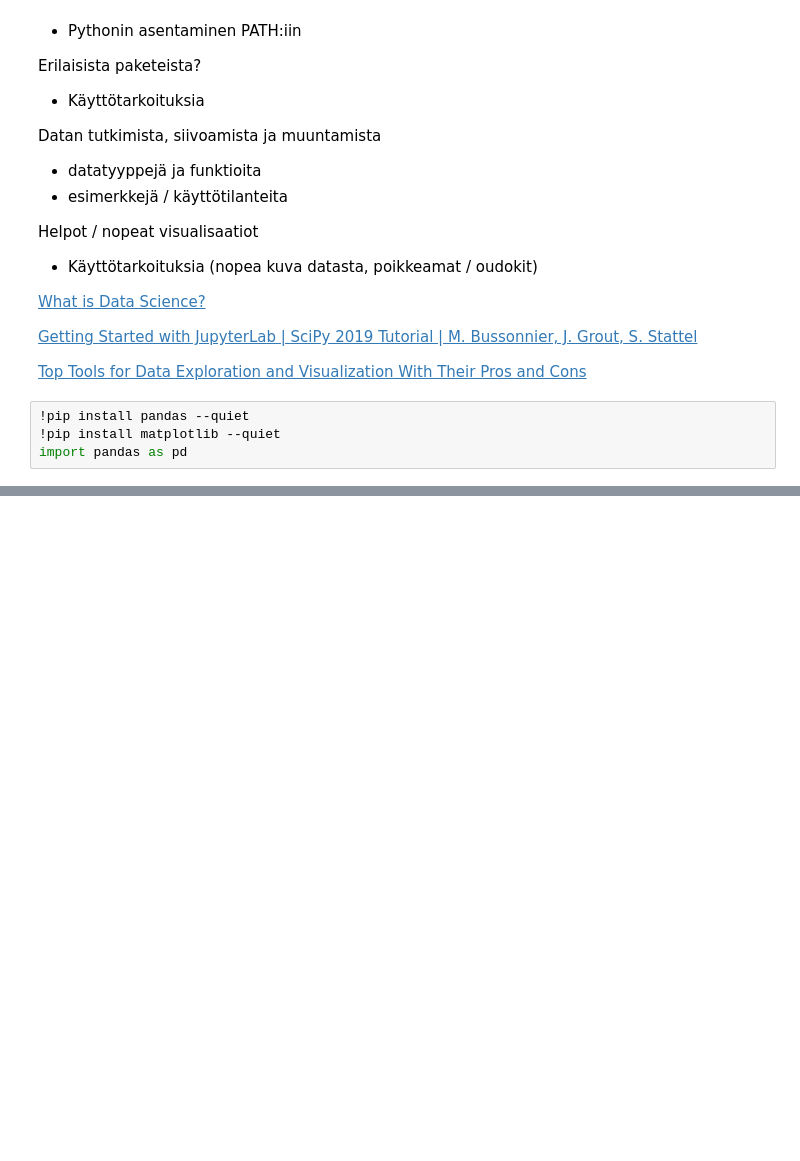
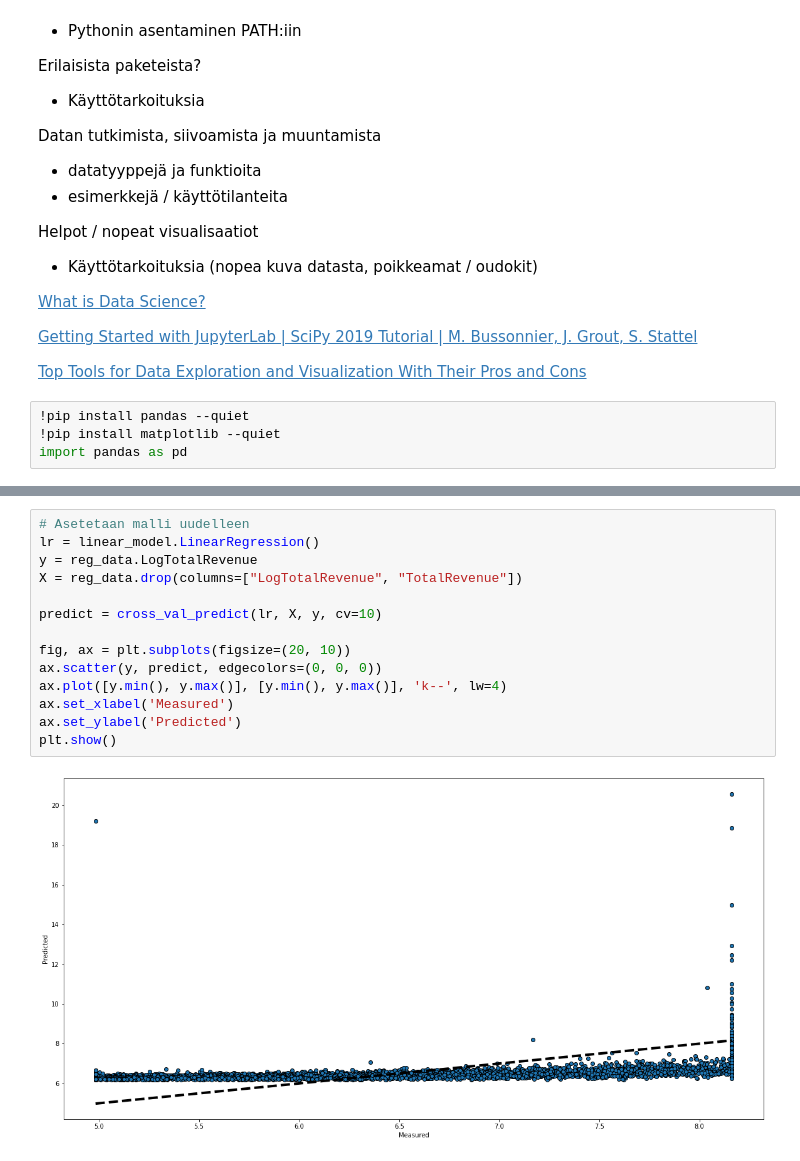
Before and after one commit to Tuomas0209/JODA_2022, a Jupyter notebook: oppimispäiväkirja.ipynb, the cells around one changed output, grey strips where cells are left out. Saved outputs shown, nothing was run; the diff lists cells and outputs as text; blank space fills up the shorter version.

```diff
--- a/oppimispäiväkirja.ipynb
+++ b/oppimispäiväkirja.ipynb
@@ -191,0 +595,16 @@ https://www.etla.fi/julkaisut/energy-and-electricity-consumption-of-the-informat
+# %%
+# Asetetaan malli uudelleen
+lr = linear_model.LinearRegression()
+y = reg_data.LogTotalRevenue
+X = reg_data.drop(columns=["LogTotalRevenue", "TotalRevenue"])
+
+predict = cross_val_predict(lr, X, y, cv=10)
+
+fig, ax = plt.subplots(figsize=(20, 10))
+ax.scatter(y, predict, edgecolors=(0, 0, 0))
+ax.plot([y.min(), y.max()], [y.min(), y.max()], 'k--', lw=4)
+ax.set_xlabel('Measured')
+ax.set_ylabel('Predicted')
+plt.show()
+# %% [output]
+[figure, added]
```
Also changed, not shown: parts of 67 cells of this notebook, 7 other files.
